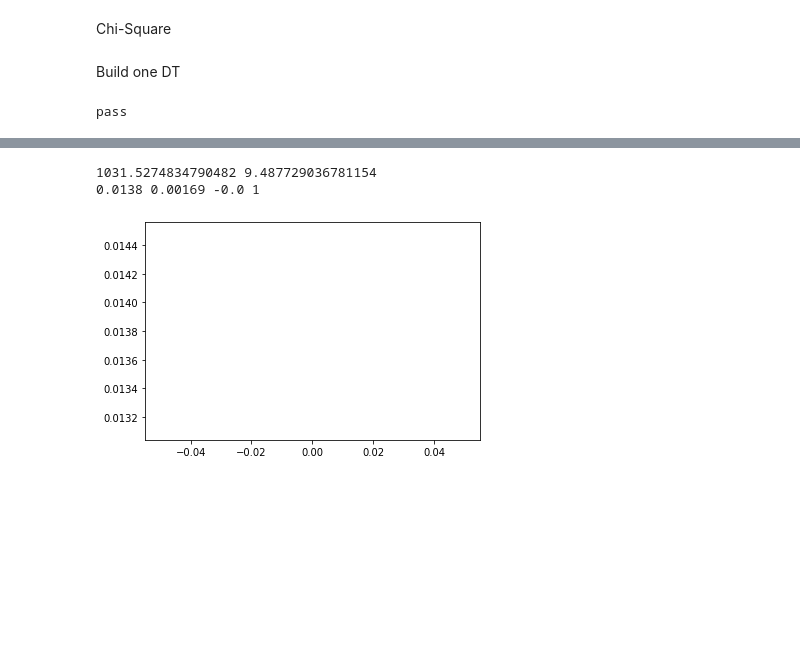
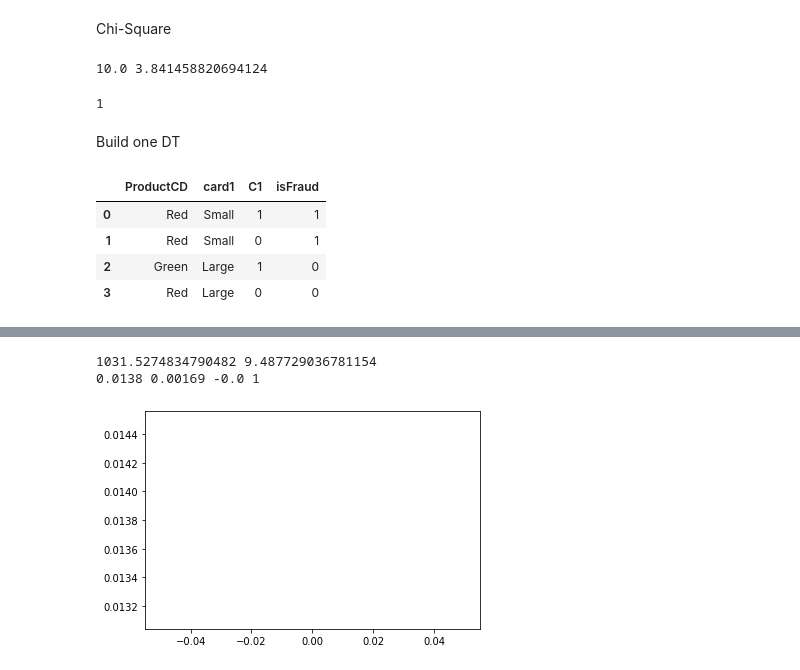
Before and after one commit to YinQingYuanQue/HM1_DT_CS529, a Jupyter notebook: HM1.ipynb, the cells around one changed output, grey strips where cells are left out. Drawn from its saved outputs; the diff is of its cells as text; code cells hidden in the pictures; blank space fills up the shorter version.

```diff
--- a/HM1.ipynb
+++ b/HM1.ipynb
@@ -235,13 +260,11 @@ def Chi_test(Input_Dataframe, Split_feature, *Split_pts_Num):
       return 0  # bad result, not expanding
   if Split_feature == 'Num_Cat':
       return Chi_sq
+# %%
+Chi_test(test,'C1',25)
+#Chi_test(test,'ProductCD')
+# %% [output]
+10.0 3.841458820694124
+1
 # %% [markdown]
 Build one DT
-# %%
-a = 1
-if a:
-    print ('pass')
-else:
-    print ('notpass')
-# %% [output]
-pass
@@ -247,0 +359,15 @@ pass
+# %%
+test = pd.DataFrame({
+    'ProductCD': ['Red', 'Red', 'Green', 'Red'],
+    'card1': ['Small', 'Small', 'Large', 'Large'],
+    'C1': [1,0,1,0],
+    'isFraud': [1, 1, 0, 0]
+    #'isFraud': [0, 0, 0, 0, 0, 1, 1, 1, 1, 1]
+})
+test
+# %% [output]
+|  | ProductCD | card1 | C1 | isFraud |
+| 0 | Red | Small | 1 | 1 |
+| 1 | Red | Small | 0 | 1 |
+| 2 | Green | Large | 1 | 0 |
+| 3 | Red | Large | 0 | 0 |
```
Also changed, not shown: parts of 18 cells of this notebook.
